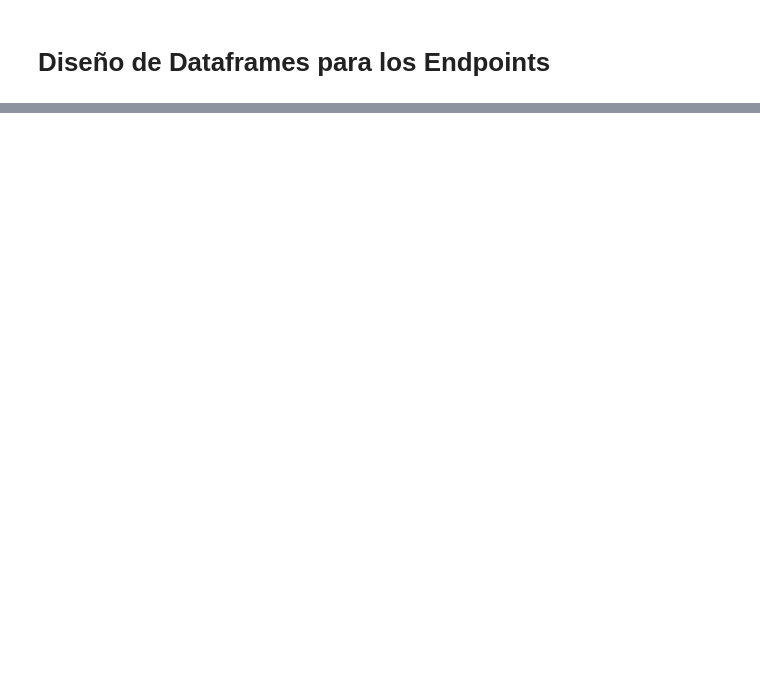
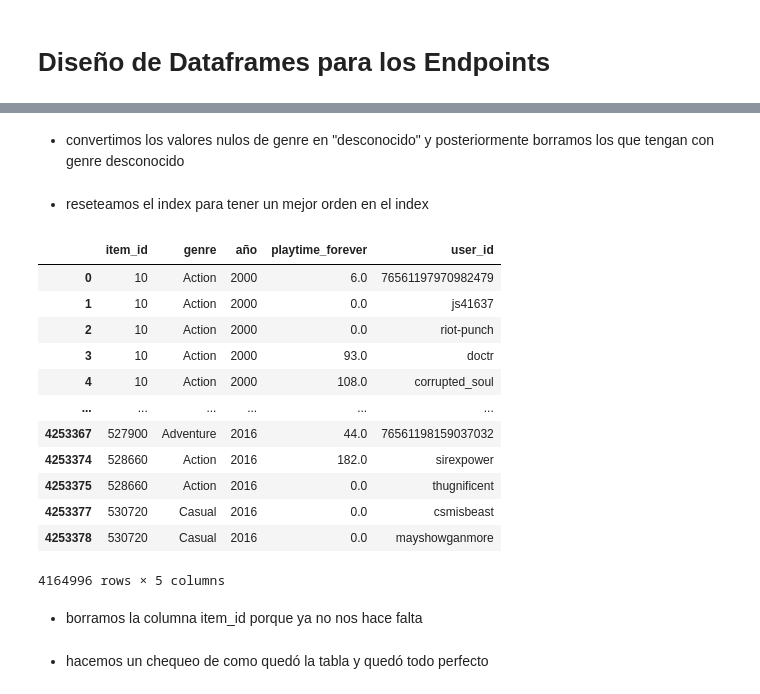
Before and after one commit to MaxiLizarraga/Sistema_de_recomendacion_Steam, a Jupyter notebook: ETL/Diseño_Endpoints.ipynb, the cells around one changed output, grey strips where cells are left out. Drawn from its saved outputs; the diff is of its cells as text; code cells hidden in the pictures; blank space fills up the shorter version.

```diff
--- a/ETL/Diseño_Endpoints.ipynb
+++ b/ETL/Diseño_Endpoints.ipynb
@@ -24,0 +394,3 @@ df_reviews
+# %%
+df_userforgenre_games = df_games.copy()
+df_userforgenre_items = df_items.copy()
@@ -24,0 +417,3 @@ df_reviews
+# %%
+df_userforgenre_games.drop(["developer","price"],axis=1,inplace=True)
+df_userforgenre_games
@@ -24,0 +436,3 @@ df_reviews
+# %%
+df_userforgenre_final = pd.merge(df_userforgenre_games,df_userforgenre_items,on='item_id',sort=True)
+df_userforgenre_final.head(5)
@@ -24,0 +446,26 @@ df_reviews
+# %% [markdown]
+* convertimos los valores nulos de genre en "desconocido" y posteriormente borramos los que tengan con genre desconocido
+# %%
+df_userforgenre_final["genre"] = df_userforgenre_final["genre"].fillna("desconocido")
+df_userforgenre_final= df_userforgenre_final[(df_userforgenre_final["genre"] != "desconocido")]
+# %% [markdown]
+* reseteamos el index para tener un mejor orden en el index
+# %%
+df_userforgenre_final.reset_index(drop=True)
+df_userforgenre_final
+# %% [output]
+|  | item_id | genre | año | playtime_forever | user_id |
+| 0 | 10 | Action | 2000 | 6.0 | 76561197970982479 |
+| 1 | 10 | Action | 2000 | 0.0 | js41637 |
+| 2 | 10 | Action | 2000 | 0.0 | riot-punch |
+| 3 | 10 | Action | 2000 | 93.0 | doctr |
+| 4 | 10 | Action | 2000 | 108.0 | corrupted_soul |
+| ... | ... | ... | ... | ... | ... |
+| 4253367 | 527900 | Adventure | 2016 | 44.0 | 76561198159037032 |
+| 4253374 | 528660 | Action | 2016 | 182.0 | sirexpower |
+| 4253375 | 528660 | Action | 2016 | 0.0 | thugnificent |
+| 4253377 | 530720 | Casual | 2016 | 0.0 | csmisbeast |
+| 4253378 | 530720 | Casual | 2016 | 0.0 | mayshowganmore |
+4164996 rows × 5 columns
+# %% [markdown]
+* borramos la columna item_id porque ya no nos hace falta
@@ -24,0 +474,2 @@ df_reviews
+# %% [markdown]
+* hacemos un chequeo de como quedó la tabla y quedó todo perfecto
```
Also changed, not shown: parts of 110 cells of this notebook, 6 other files.
